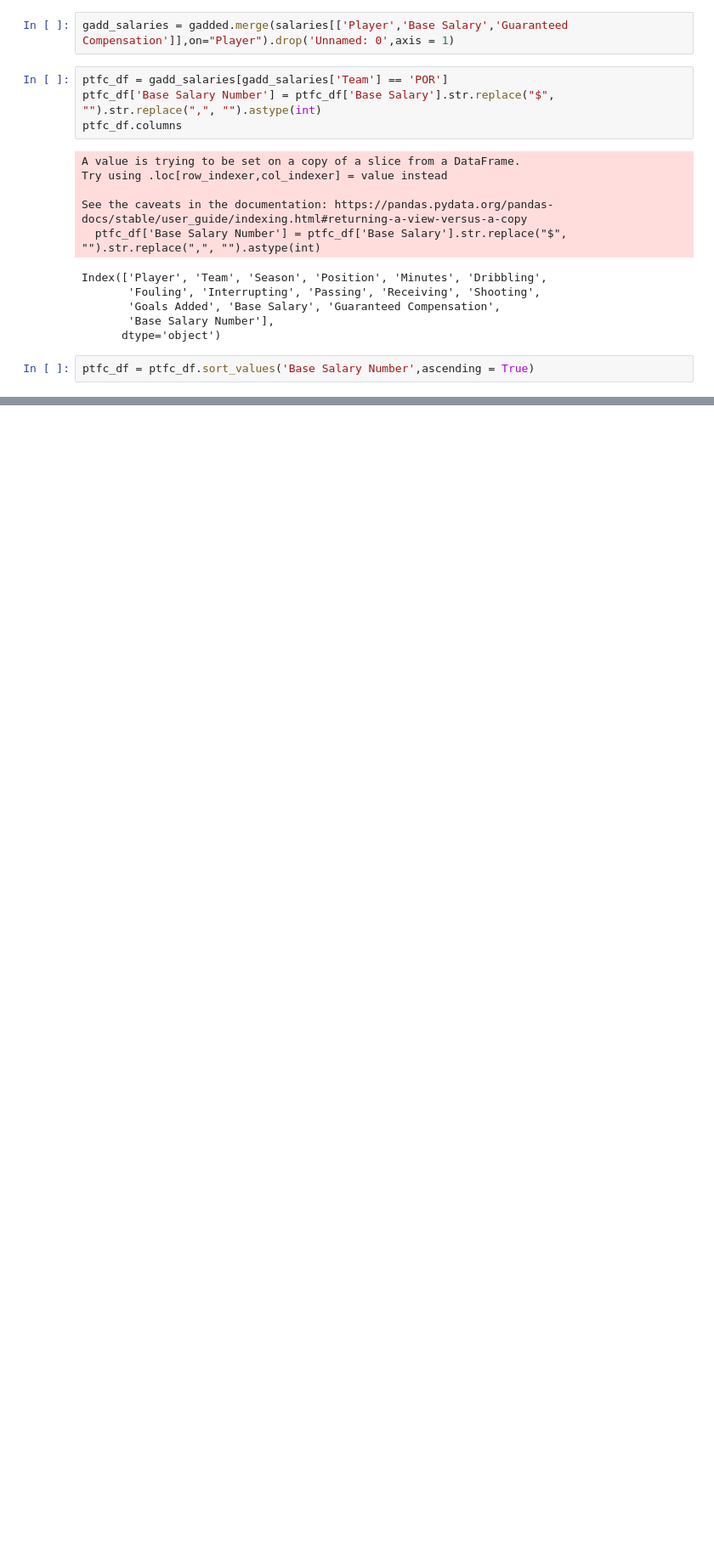
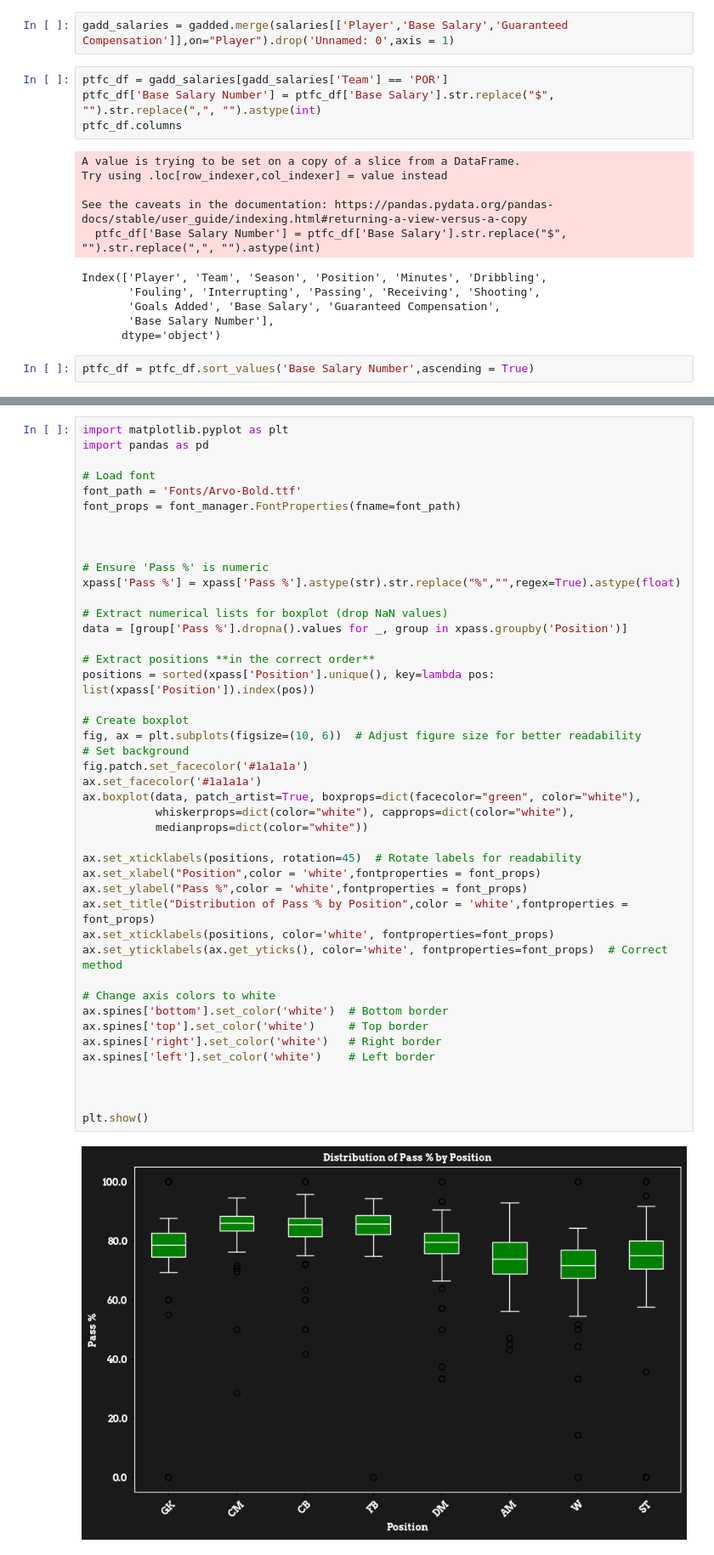
Before and after one commit to domihw05/TimbersDataExploration, a Jupyter notebook: timbers_expl.ipynb, the cells around one changed output, grey strips where cells are left out. Shown at 85% size. Drawn from its saved outputs; the diff is of its cells as text; blank space fills up the shorter version.

```diff
--- a/timbers_expl.ipynb
+++ b/timbers_expl.ipynb
@@ -87,0 +123,46 @@ plt.savefig('timbers_salary_gadd.png',dpi = 700)
+# %%
+import matplotlib.pyplot as plt
+import pandas as pd
+
+# Load font
+font_path = 'Fonts/Arvo-Bold.ttf'
+font_props = font_manager.FontProperties(fname=font_path)
+
+
+
+# Ensure 'Pass %' is numeric
+xpass['Pass %'] = xpass['Pass %'].astype(str).str.replace("%","",regex=True).astype(float)
+
+# Extract numerical lists for boxplot (drop NaN values)
+data = [group['Pass %'].dropna().values for _, group in xpass.groupby('Position')]
+
+# Extract positions **in the correct order**
+positions = sorted(xpass['Position'].unique(), key=lambda pos: list(xpass['Position']).index(pos))
+
+# Create boxplot
+fig, ax = plt.subplots(figsize=(10, 6))  # Adjust figure size for better readability
+# Set background
+fig.patch.set_facecolor('#1a1a1a')
+ax.set_facecolor('#1a1a1a')
+ax.boxplot(data, patch_artist=True, boxprops=dict(facecolor="green", color="white"),
+           whiskerprops=dict(color="white"), capprops=dict(color="white"),
+           medianprops=dict(color="white"))
+
+ax.set_xticklabels(positions, rotation=45)  # Rotate labels for readability
+ax.set_xlabel("Position",color = 'white',fontproperties = font_props)
+ax.set_ylabel("Pass %",color = 'white',fontproperties = font_props)
+ax.set_title("Distribution of Pass % by Position",color = 'white',fontproperties = font_props)
+ax.set_xticklabels(positions, color='white', fontproperties=font_props)
+ax.set_yticklabels(ax.get_yticks(), color='white', fontproperties=font_props)  # Correct method
+
+# Change axis colors to white
+ax.spines['bottom'].set_color('white')  # Bottom border
+ax.spines['top'].set_color('white')     # Top border
+ax.spines['right'].set_color('white')   # Right border
+ax.spines['left'].set_color('white')    # Left border
+
+
+
+plt.show()
+# %% [output]
+[figure, added]
```
Also changed, not shown: parts of 6 cells of this notebook.
